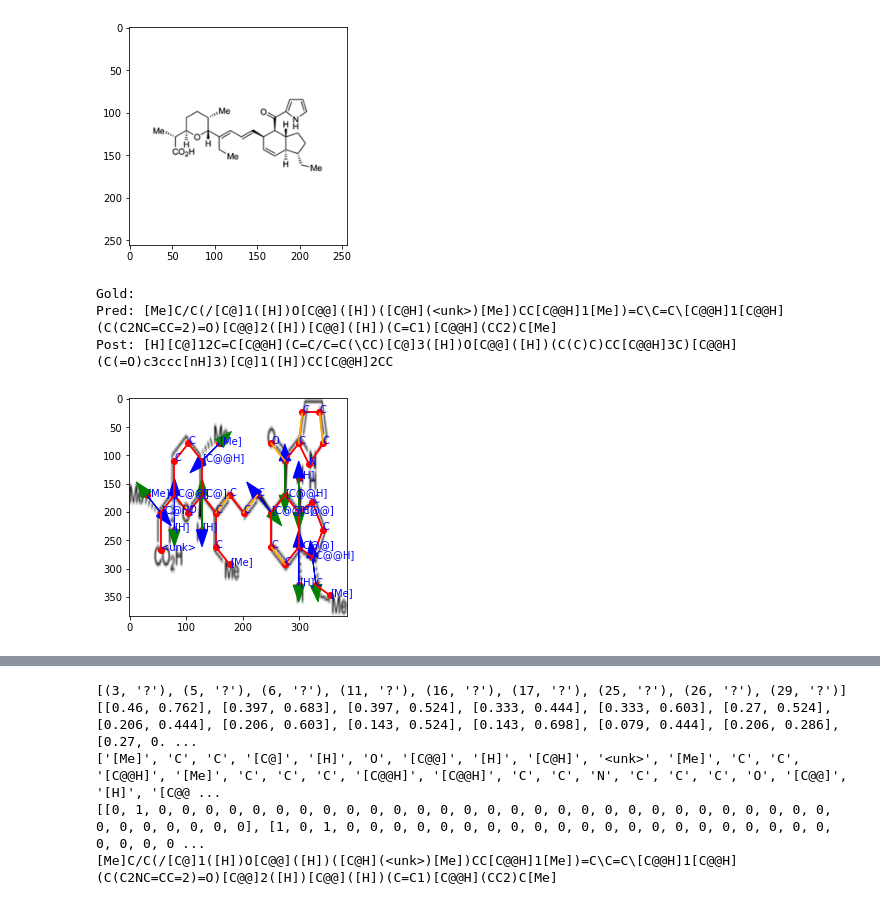
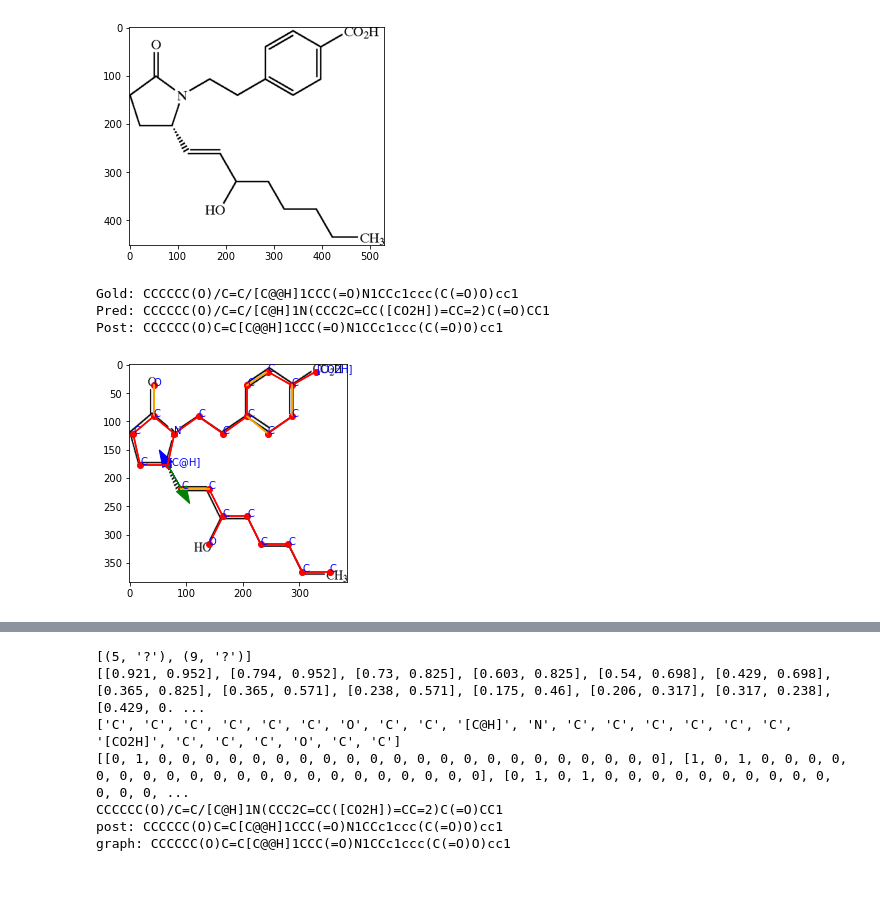
Before and after one commit to thomas0809/MolScribe, a Jupyter notebook: notebook/img2mol.ipynb, the cells around one changed output, grey strips where cells are left out. Saved outputs shown, nothing was run; the diff lists cells and outputs as text; code cells hidden in the pictures.

```diff
--- a/notebook/img2mol.ipynb
+++ b/notebook/img2mol.ipynb
@@ -14,11 +14,11 @@ from IPython.display import SVG
 BASE = '../'
 
 # data = pd.read_csv('../data/molbank/Img2Mol/staker/staker.csv')
-data = pd.read_csv('../data/molbank/Img2Mol/valko.csv')
-pred = pd.read_csv('../output/uspto/swin_base_aux_1m_new/prediction_valko.csv')
+data = pd.read_csv('../data/molbank/Img2Mol/CLEF.csv')
+pred = pd.read_csv('../output/uspto/swin_base_aux_1m_ep25/prediction_CLEF.csv')
 # data = pd.read_csv('../data/molbank/real-acs-evaluation/acs.csv')
-# pred = pd.read_csv('../output/uspto/swin_base_aux_molcoords2/prediction_acs.csv')
-# osra_pred = pd.read_csv('../data/molbank/Img2Mol/OCSR_Review/assets/results/UOB/molvec_15092020/prediction.csv')
+# pred = pd.read_csv('../output/uspto/swin_base_aux_1m_new2/prediction_acs.csv')
+osra_pred = pd.read_csv('../data/molbank/Img2Mol/OCSR_Review/assets/results/CLEF/osra/prediction.csv')
 # %%
 from bms.chemistry import canonicalize_smiles, _expand_functional_group, _postprocess_smiles, _convert_graph_to_smiles
 from bms.augment import CropWhite
@@ -31,22 +31,23 @@ transform = A.Compose([CropWhite(pad=0), A.Resize(384,384)])
 
 cnt = 0
 for i, row in data.iterrows():
-    gold_smiles,_ = canonicalize_smiles(row['SMILES'], ignore_chiral=True)
-    post_smiles,_ = canonicalize_smiles(pred.loc[i,'post_SMILES'], ignore_chiral=True)
+    gold_smiles,_ = canonicalize_smiles(row['SMILES'], ignore_cistrans=True)
+    post_smiles,_ = canonicalize_smiles(pred.loc[i,'post_SMILES'], ignore_cistrans=True)
     pred_smiles = pred.loc[i,'SMILES']
+    graph_smiles,_ = canonicalize_smiles(pred.loc[i,'graph_SMILES'], ignore_cistrans=True)
 #     assert osra_pred.loc[i, 'image_id'] == row['image_id']
 #     osra_smiles, _ = canonicalize_smiles(osra_pred.loc[i, 'SMILES'], ignore_cistrans=True)
-    if gold_smiles == post_smiles:
+#     if gold_smiles != post_smiles:
+#         continue
+    if graph_smiles == post_smiles:
         continue
-#     if osra_smiles != gold_smiles:
-#         continue
-#     pred_smiles = pred.loc[i,'SMILES']
     print('-' * 20)
     cnt += 1
     print(i)
     print(row['file_path'])
     print('gold:', gold_smiles)
     print('post:', post_smiles)
+    print('grph:', graph_smiles)
     print('pred:', pred_smiles)
 #     print('osra:', osra_smiles, osra_smiles == gold_smiles)
     file = str(row['file_path'])
@@ -87,7 +88,7 @@ for i, row in data.iterrows():
     display(svg)
     post_smiles, *_ =  _postprocess_smiles(pred_smiles, coords, symbols, edges, debug=False)
     print('post:', post_smiles)
-    graph_smiles, _ = _convert_graph_to_smiles(coords, symbols, edges, debug=False)
+    graph_smiles, *_ = _convert_graph_to_smiles(coords, symbols, edges, debug=False)
     print('graph:', graph_smiles)
     if cnt == 20:
         break
@@ -201,11 +150,12 @@ from bms.chemistry import _verify_chirality, _postprocess_smiles, _replace_funct
 from bms.augment import CropWhite
 import albumentations as A
 
-i = 270
+i = 43
 gold_smiles = data.loc[i, 'SMILES']
 if gold_smiles is None or type(gold_smiles) is not str:
     gold_smiles = ''
-path = '../data/molbank/' + data.loc[i, 'file_path']
+# path = '../data/molbank/' + data.loc[i, 'file_path']
+path = '../' + data.loc[i, 'file_path']
 img = cv2.imread(path)
 plt.imshow(img)
 plt.show()
@@ -240,48 +190,45 @@ for i in range(len(x)):
                 if edges[i][j] == 1:
                     color = 'red'
                 elif edges[i][j] == 2:
                     color = 'orange'
                 else:
                     color = 'yellow'
                 plt.plot([x[i], x[j]], [y[i], y[j]], color)
 plt.show()
 
 mol_gold = Chem.MolFromSmiles(gold_smiles)
 pred_smiles = pred_smiles.replace('@', '')
 pred_smiles, mappings = _replace_functional_group(pred_smiles)
 mol_pred = Chem.MolFromSmiles(pred_smiles)
 mol_post = Chem.MolFromSmiles(post_smiles)
 img = Chem.Draw.MolsToGridImage([mol_gold,mol_pred,mol_post], subImgSize=(250,250), molsPerRow=3, useSVG=True)
 display(img)
 if mol_pred is not None:
     chiral_centers = Chem.FindMolChiralCenters(mol_pred, includeUnassigned=True, includeCIP=False, useLegacyImplementation=False)
     print(chiral_centers)
 
 print(coords)
 print(symbols)
 print(edges)
 
-# n = len(coords)
-# for s in range(n):
-#     for t in range(s+1, n):
-#         if edges[s][t] != 0:
-#             print(symbols[s], symbols[t], edges[s][t])
-
 pred_smiles = pred_row['SMILES']
 print(pred_smiles, flush=True)
 smiles, *_ = _postprocess_smiles(pred_smiles, coords, symbols, edges, molblock=True, debug=True)
 print('post:', smiles)
 
-# print('graph:', _convert_graph_to_smiles(coords, symbols, edges, debug=False))
+smiles, *_ = _convert_graph_to_smiles(coords, symbols, edges, debug=True)
+print('graph:', smiles)
 # %% [output]
-[figure, old version]
+[figure, new version]
-Gold:
-Pred: [Me]C/C(/[C@]1([H])O[C@@]([H])([C@H](<unk>)[Me])CC[C@@H]1[Me])=C\C=C\[C@@H]1[C@@H](C(C2NC=CC=2)=O)[C@@]2([H])[C@@]([H])(C=C1)[C@@H](CC2)C[Me]
-Post: [H][C@]12C=C[C@@H](C=C/C=C(\CC)[C@]3([H])O[C@@]([H])(C(C)C)CC[C@@H]3C)[C@@H](C(=O)c3ccc[nH]3)[C@]1([H])CC[C@@H]2CC
+Gold: CCCCCC(O)/C=C/[C@@H]1CCC(=O)N1CCc1ccc(C(=O)O)cc1
+Pred: CCCCCC(O)/C=C/[C@H]1N(CCC2C=CC([CO2H])=CC=2)C(=O)CC1
+Post: CCCCCC(O)C=C[C@@H]1CCC(=O)N1CCc1ccc(C(=O)O)cc1
-[figure, old version]
+[figure, new version]
 [drawing not drawn]
-[(3, '?'), (5, '?'), (6, '?'), (11, '?'), (16, '?'), (17, '?'), (25, '?'), (26, '?'), (29, '?')]
-[[0.46, 0.762], [0.397, 0.683], [0.397, 0.524], [0.333, 0.444], [0.333, 0.603], [0.27, 0.524], [0.206, 0.444], [0.206, 0.603], [0.143, 0.524], [0.143, 0.698], [0.079, 0.444], [0.206, 0.286], [0.27, 0. ...
-['[Me]', 'C', 'C', '[C@]', '[H]', 'O', '[C@@]', '[H]', '[C@H]', '<unk>', '[Me]', 'C', 'C', '[C@@H]', '[Me]', 'C', 'C', 'C', '[C@@H]', '[C@@H]', 'C', 'C', 'N', 'C', 'C', 'C', 'O', '[C@@]', '[H]', '[C@@ ...
-[[0, 1, 0, 0, 0, 0, 0, 0, 0, 0, 0, 0, 0, 0, 0, 0, 0, 0, 0, 0, 0, 0, 0, 0, 0, 0, 0, 0, 0, 0, 0, 0, 0, 0, 0, 0, 0, 0], [1, 0, 1, 0, 0, 0, 0, 0, 0, 0, 0, 0, 0, 0, 0, 0, 0, 0, 0, 0, 0, 0, 0, 0, 0, 0, 0, 0 ...
-[Me]C/C(/[C@]1([H])O[C@@]([H])([C@H](<unk>)[Me])CC[C@@H]1[Me])=C\C=C\[C@@H]1[C@@H](C(C2NC=CC=2)=O)[C@@]2([H])[C@@]([H])(C=C1)[C@@H](CC2)C[Me]
+[(5, '?'), (9, '?')]
+[[0.921, 0.952], [0.794, 0.952], [0.73, 0.825], [0.603, 0.825], [0.54, 0.698], [0.429, 0.698], [0.365, 0.825], [0.365, 0.571], [0.238, 0.571], [0.175, 0.46], [0.206, 0.317], [0.317, 0.238], [0.429, 0. ...
+['C', 'C', 'C', 'C', 'C', 'C', 'O', 'C', 'C', '[C@H]', 'N', 'C', 'C', 'C', 'C', 'C', 'C', '[CO2H]', 'C', 'C', 'C', 'O', 'C', 'C']
+[[0, 1, 0, 0, 0, 0, 0, 0, 0, 0, 0, 0, 0, 0, 0, 0, 0, 0, 0, 0, 0, 0, 0, 0], [1, 0, 1, 0, 0, 0, 0, 0, 0, 0, 0, 0, 0, 0, 0, 0, 0, 0, 0, 0, 0, 0, 0, 0], [0, 1, 0, 1, 0, 0, 0, 0, 0, 0, 0, 0, 0, 0, 0, 0, 0, ...
+CCCCCC(O)/C=C/[C@H]1N(CCC2C=CC([CO2H])=CC=2)C(=O)CC1
+post: CCCCCC(O)C=C[C@@H]1CCC(=O)N1CCc1ccc(C(=O)O)cc1
+graph: CCCCCC(O)C=C[C@@H]1CCC(=O)N1CCc1ccc(C(=O)O)cc1
```
Also changed, not shown: parts of 4 cells of this notebook, 5 other files.
